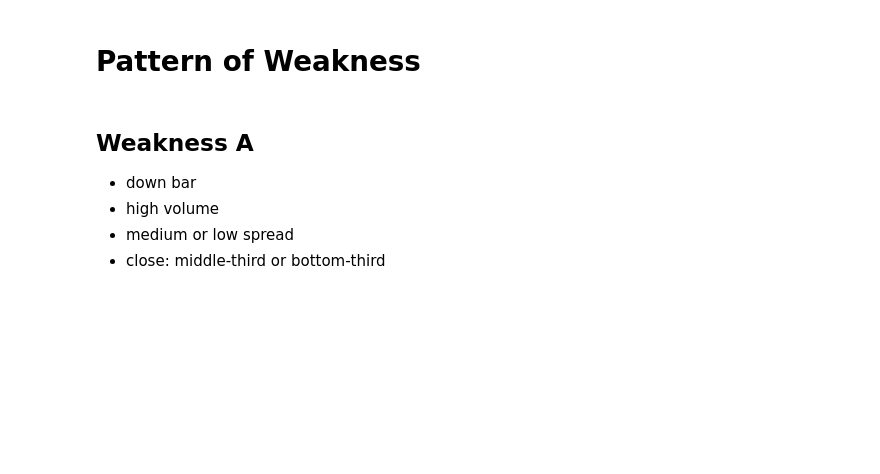
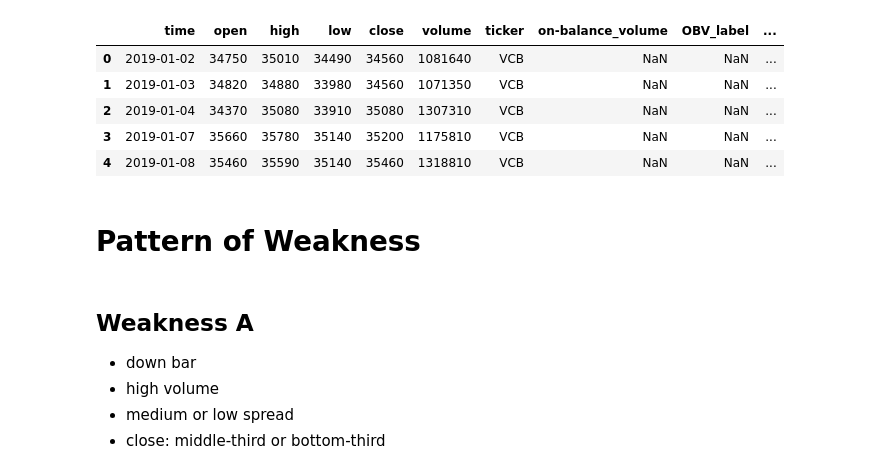
Before and after one commit to jsyizdabet/Attacker-2024, a Jupyter notebook: Build Algo/Buy-sell Signal Algo/alphas.ipynb, the cells around one changed output. Cells and saved outputs as stored; diff of their text form; code cells hidden in the pictures; blank space fills up the shorter version.

```diff
--- a/Build Algo/Buy-sell Signal Algo/alphas.ipynb
+++ b/Build Algo/Buy-sell Signal Algo/alphas.ipynb
@@ -19,6 +19,15 @@ data['para'] =abs(data['close'] - data['open'])/(data['high'] - data['low'])
 
 data['label_spread'] = data['para'].apply(cal.DataProcessor.label_spread)
 data['close_bar_label'] = data.apply(cal.DataProcessor.label_close_bar, axis=1)
+# %%
+data.head()
+# %% [output]
+|  | time | open | high | low | close | volume | ticker | on-balance_volume | OBV_label | ... |
+| 0 | 2019-01-02 | 34750 | 35010 | 34490 | 34560 | 1081640 | VCB | NaN | NaN | ... |
+| 1 | 2019-01-03 | 34820 | 34880 | 33980 | 34560 | 1071350 | VCB | NaN | NaN | ... |
+| 2 | 2019-01-04 | 34370 | 35080 | 33910 | 35080 | 1307310 | VCB | NaN | NaN | ... |
+| 3 | 2019-01-07 | 35660 | 35780 | 35140 | 35200 | 1175810 | VCB | NaN | NaN | ... |
+| 4 | 2019-01-08 | 35460 | 35590 | 35140 | 35460 | 1318810 | VCB | NaN | NaN | ... |
 # %%
 
 # df_filtered = data[data['bar_type'] == 'up-bar']
```
Also changed, not shown: parts of 18 cells of this notebook.
